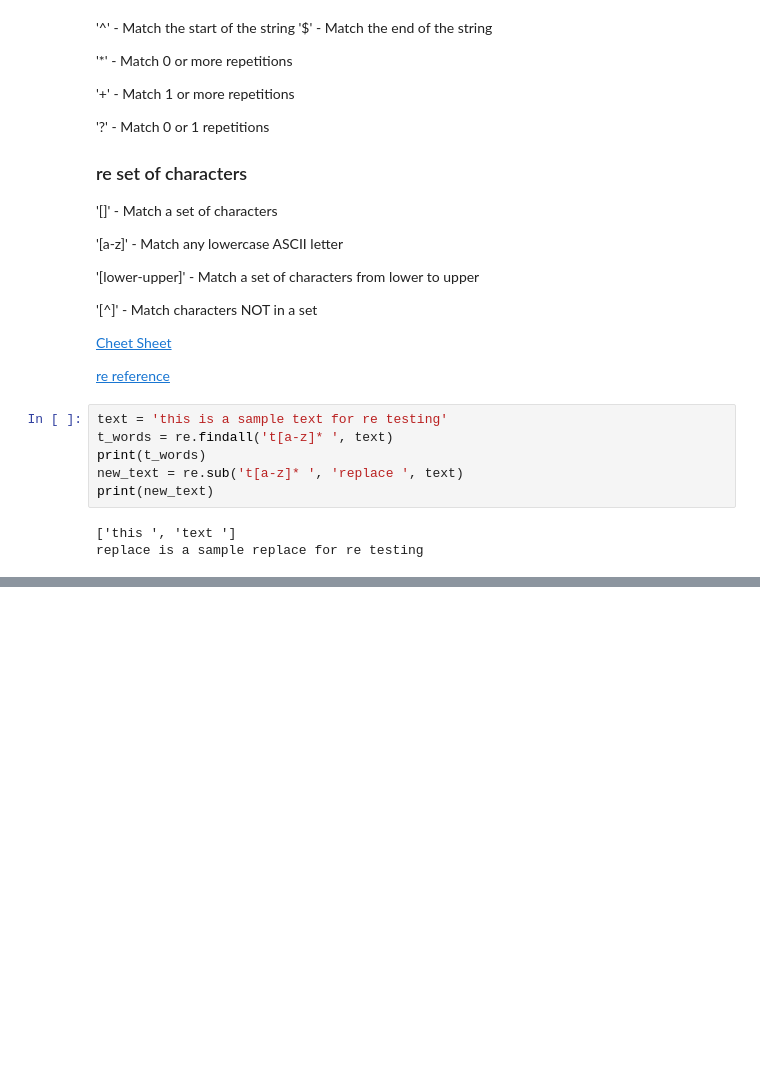
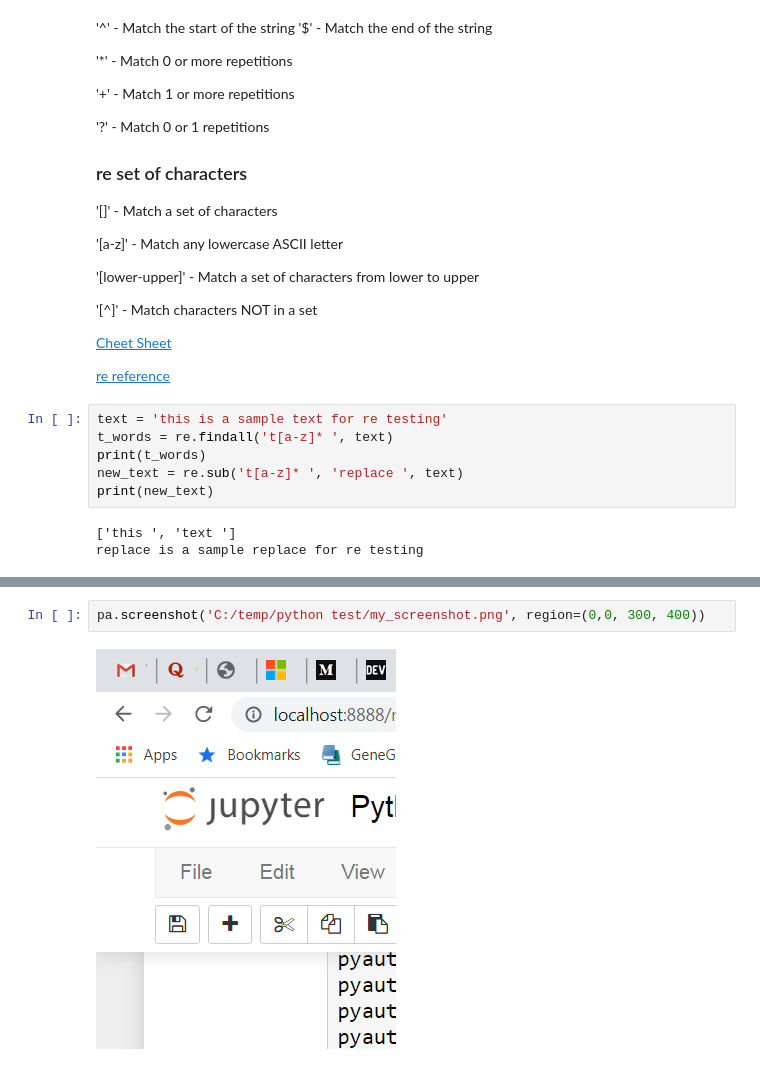
Before and after one commit to avkch/Python-for-beginners, a Jupyter notebook: Python for beginners.ipynb, the cells around one changed output, grey strips where cells are left out. Cells and saved outputs as stored; diff of their text form; blank space fills up the shorter version.

```diff
--- a/Python for beginners.ipynb
+++ b/Python for beginners.ipynb
@@ -818,0 +1681,4 @@ Everything in Python is Object
+# %%
+pa.screenshot('C:/temp/python test/my_screenshot.png', region=(0,0, 300, 400))
+# %% [output]
+[figure, added]
```
Also changed, not shown: parts of 187 cells of this notebook.
